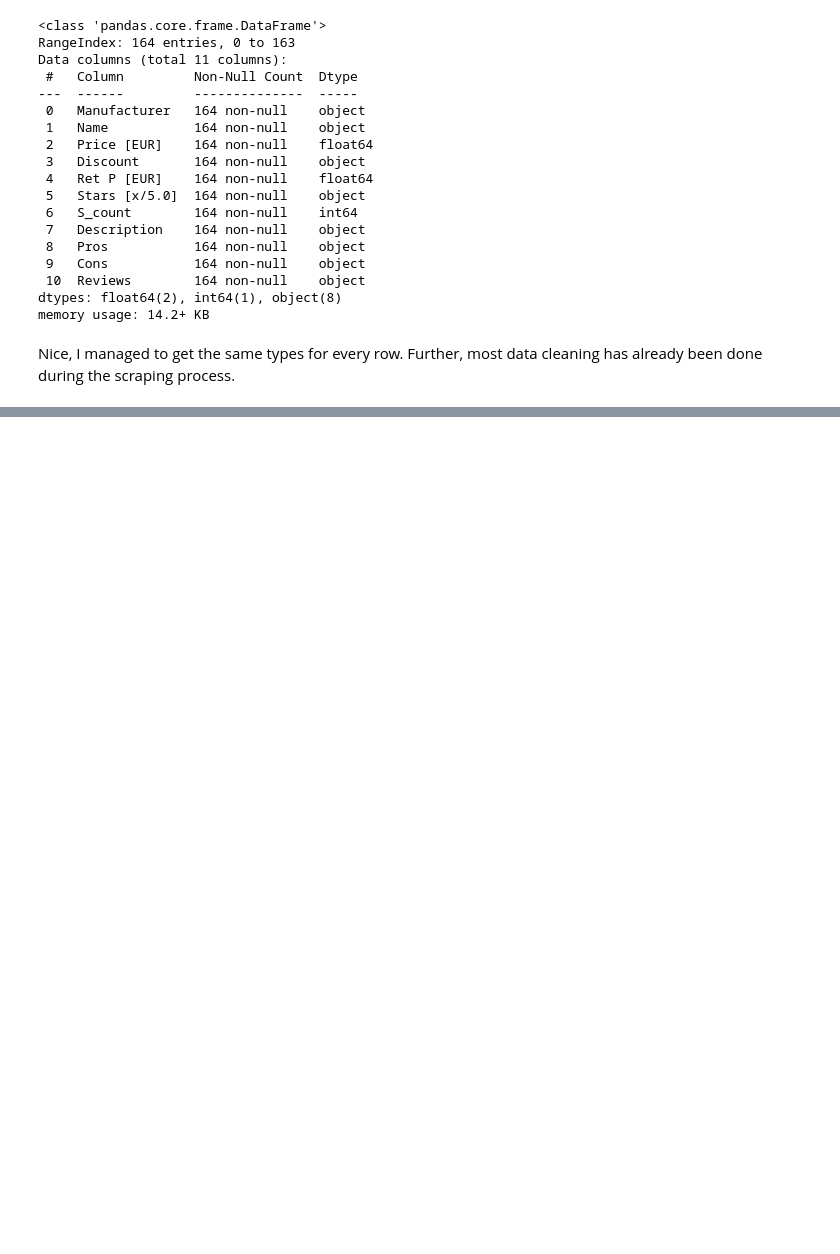
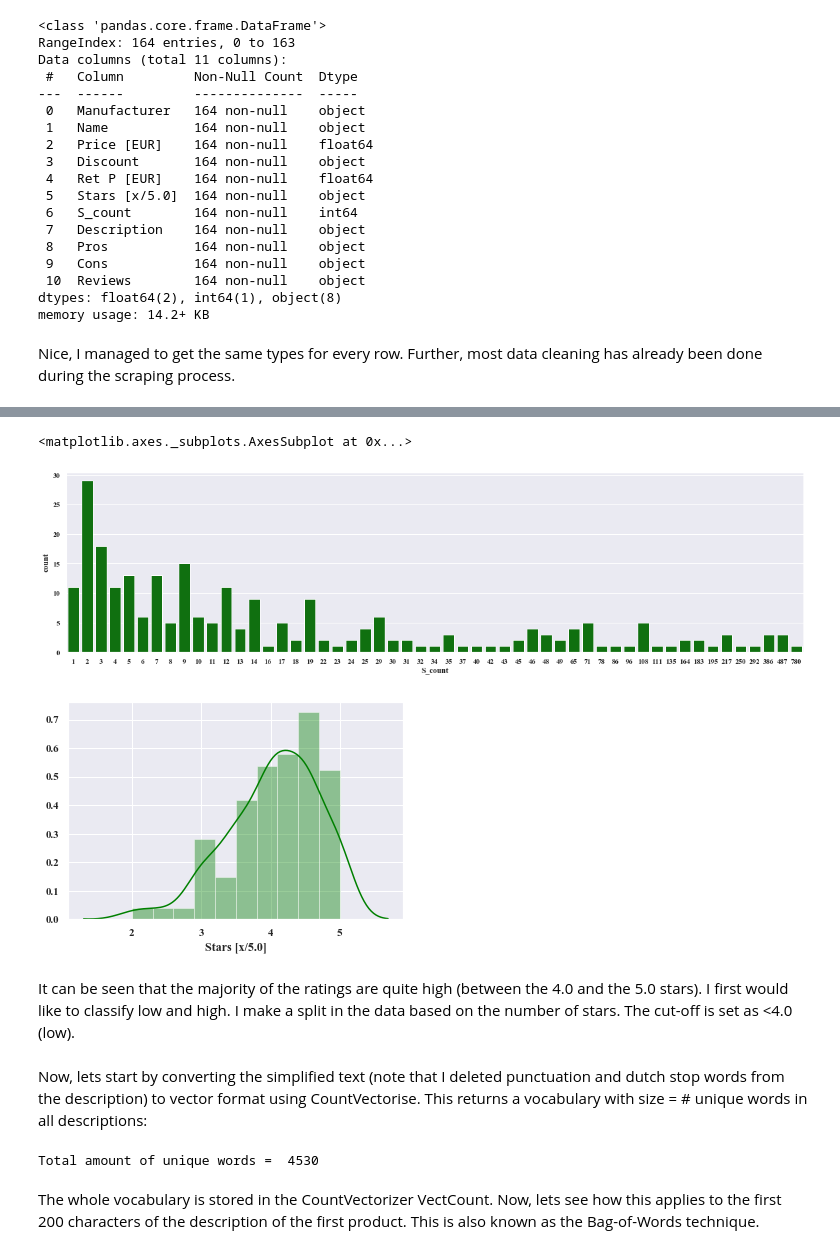
Before and after one commit to RHAALiebrand/DataAnalytics, a Jupyter notebook: Earsbuds Market Bol vs Coolblue - Scraping, cleaning, and analysis/Earbuds_Market_Bol_vs_CoolBlue.ipynb, the cells around one changed output, grey strips where cells are left out. Cells and saved outputs as stored; diff of their text form; code cells hidden in the pictures; blank space fills up the shorter version.

```diff
--- a/Earsbuds Market Bol vs Coolblue - Scraping, cleaning, and analysis/Earbuds_Market_Bol_vs_CoolBlue.ipynb
+++ b/Earsbuds Market Bol vs Coolblue - Scraping, cleaning, and analysis/Earbuds_Market_Bol_vs_CoolBlue.ipynb
@@ -263,0 +347,4 @@ levenshtein_ratio_and_distance(b,c,True)
+# %%
+EarBuds_Bol['Discount']=EarBuds_Bol['Discount'].apply(lambda x: int(x[:-1]))
+EarBuds_CoolBlue['Discount']=EarBuds_CoolBlue['Discount'].apply(lambda x: int(x[:-1]))
+EarBuds_Bol.head()
@@ -263,0 +367,6 @@ levenshtein_ratio_and_distance(b,c,True)
+# %%
+EarBuds_Bol_description = EarBuds_Bol[['Manufacturer', 'Name','Stars [x/5.0]', 'S_count', 'Description', 'Pros', 'Cons']]
+EarBuds_Bol_description=EarBuds_Bol_description[EarBuds_Bol_description['Stars [x/5.0]'] != 'No stars'] # Remove the no stars ratings
+EarBuds_Bol_description['Stars [x/5.0]']=EarBuds_Bol_description['Stars [x/5.0]'].apply(float)
+EarBuds_Bol_description['S_count']=EarBuds_Bol_description['S_count'].apply(int)
+EarBuds_Bol_description.head()
@@ -263,0 +380,11 @@ levenshtein_ratio_and_distance(b,c,True)
+# %%
+plt.figure(figsize=(20,5))
+sns.countplot(EarBuds_Bol_description['S_count'],color='green')
+plt.figure()
+sns.distplot(EarBuds_Bol_description['Stars [x/5.0]'],kde=True,color='green')
+# %% [output]
+<matplotlib.axes._subplots.AxesSubplot at 0x...>
+[figure, added]
+[figure, added]
+# %% [markdown]
+It can be seen that the majority of the ratings are quite high (between the 4.0 and the 5.0 stars). I first would like to classify low and high. I make a split in the data based on the number of stars. The cut-off is set as <4.0 (low).
@@ -263,0 +394,12 @@ levenshtein_ratio_and_distance(b,c,True)
+# %% [markdown]
+Now, lets start by converting the simplified text (note that I deleted punctuation and dutch stop words from the description) to vector format using CountVectorise. This returns a vocabulary with size = # unique words in all descriptions:
+# %%
+from sklearn.feature_extraction.text import CountVectorizer
+
+VectCount = CountVectorizer()
+VectCount.fit(EarBuds_Bol_description['Description'])
+print('Total amount of unique words = ',len(VectCount.vocabulary_))
+# %% [output]
+Total amount of unique words =  4530
+# %% [markdown]
+The whole vocabulary is stored in the CountVectorizer VectCount. Now, lets see how this applies to the first 200 characters of the description of the first product. This is also known as the Bag-of-Words technique.
```
Also changed, not shown: parts of 91 cells of this notebook, 9 other files.
